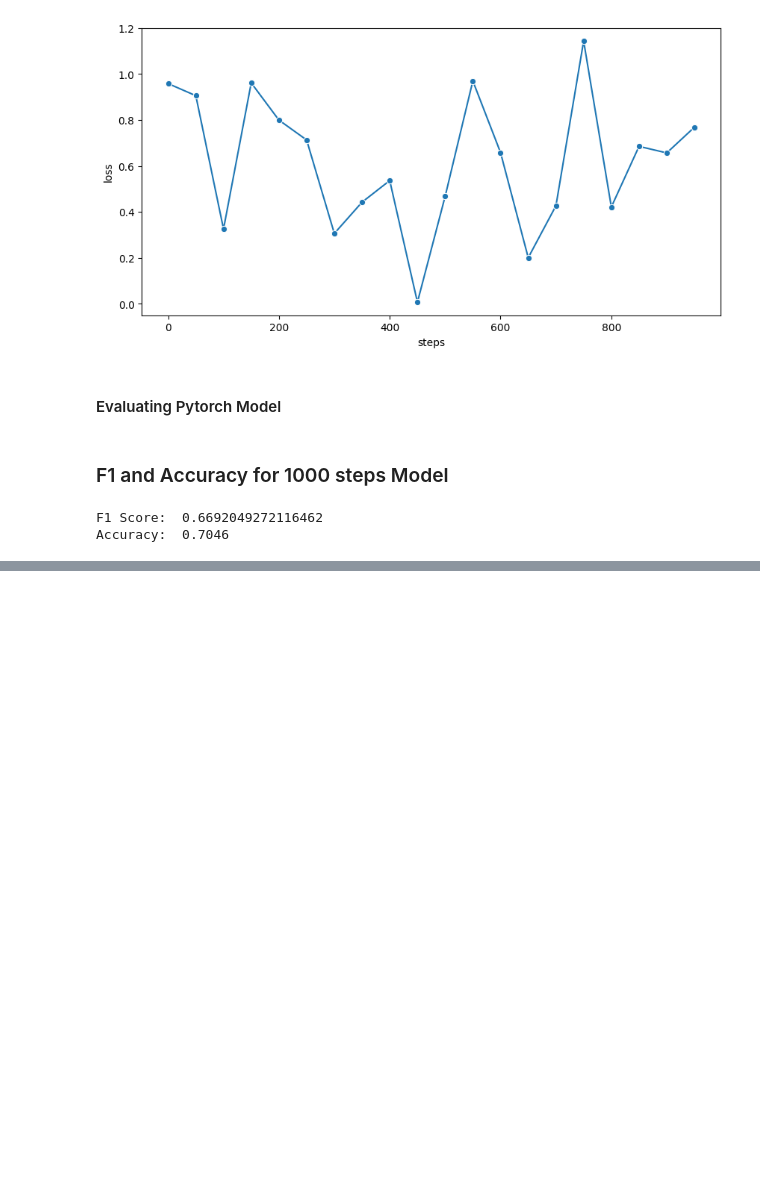
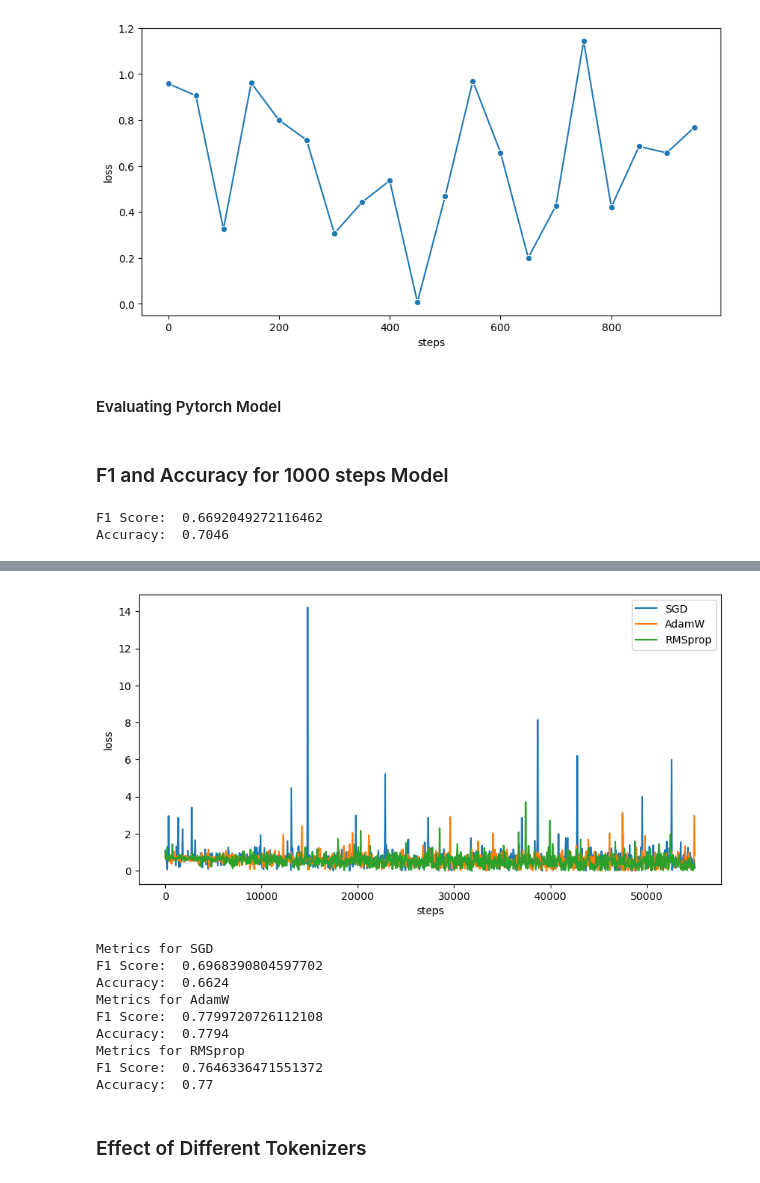
Before and after one commit to nandanasheri/cse595-hw1, a Jupyter notebook: model.ipynb, the cells around one changed output, grey strips where cells are left out. Cells and saved outputs as stored; diff of their text form; code cells hidden in the pictures; blank space fills up the shorter version.

```diff
--- a/model.ipynb
+++ b/model.ipynb
@@ -467,0 +533,18 @@ Accuracy:  0.7046
+# %%
+learning_rate = 5e-5
+bce_loss = nn.BCELoss()
+
+model_sgd = LogisticRegression(vocab_size)
+optimizer_sgd = torch.optim.SGD(model_sgd.parameters(), lr=learning_rate)
+# 1 full epoch with default SGD optimizer
+losses_sgd = train(model_sgd, optimizer_sgd, X_tensor, Y_class, X_tensor.size()[0], 1, 50)
+
+model_adam = LogisticRegression(vocab_size)
+optimizer_adam = torch.optim.AdamW(model_adam.parameters(), lr=learning_rate)
+# 1 full epoch with AdamW optmizer
+losses_adam = train(model_adam, optimizer_adam, X_tensor, Y_class, X_tensor.size()[0], 1, 50)
+
+model_rms = LogisticRegression(vocab_size)
+optimizer_rms = torch.optim.RMSprop(model_rms.parameters(), lr=learning_rate)
+# 1 full epoch with RMSprop optimizer
+losses_rm = train(model_rms, optimizer_rms, X_tensor, Y_class, X_tensor.size()[0], 1, 50)
@@ -467,0 +569,28 @@ Accuracy:  0.7046
+# %%
+# Plot Loss across different Optimizers
+plt.figure(figsize=(10, 5))
+sns.lineplot(data=pandas.DataFrame(losses_sgd, columns=['steps', 'loss']), x="steps", y="loss", label="SGD")
+sns.lineplot(data=pandas.DataFrame(losses_adam, columns=['steps', 'loss']), x="steps", y="loss", label="AdamW")
+sns.lineplot(data=pandas.DataFrame(losses_rm, columns=['steps', 'loss']), x="steps", y="loss", label="RMSprop")
+plt.show()
+
+# Compute F1 score for each model
+print("Metrics for SGD")
+evaluate(df_eval, Y_class_eval, indices, model_sgd)
+print("Metrics for AdamW")
+evaluate(df_eval, Y_class_eval, indices, model_adam)
+print("Metrics for RMSprop")
+evaluate(df_eval, Y_class_eval, indices, model_rms)
+# %% [output]
+[figure, added]
+Metrics for SGD
+F1 Score:  0.6968390804597702
+Accuracy:  0.6624
+Metrics for AdamW
+F1 Score:  0.7799720726112108
+Accuracy:  0.7794
+Metrics for RMSprop
+F1 Score:  0.7646336471551372
+Accuracy:  0.77
+# %% [markdown]
+### Effect of Different Tokenizers
```
Also changed, not shown: parts of 15 cells of this notebook.
